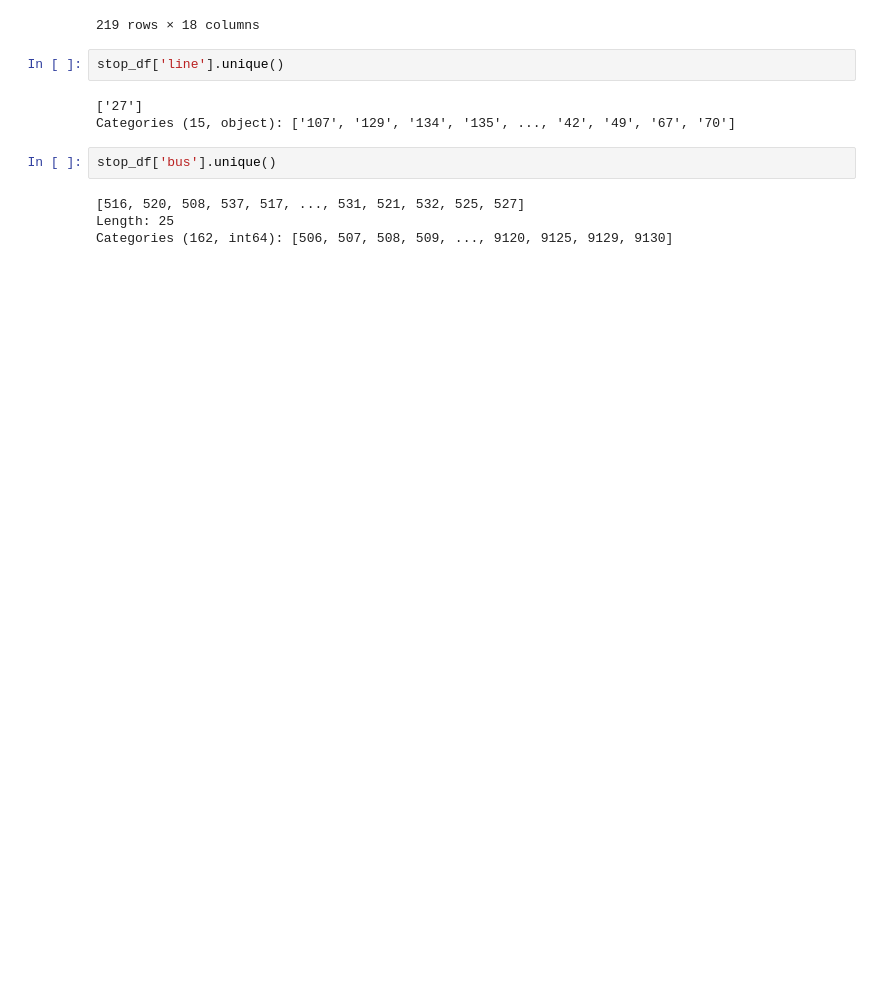
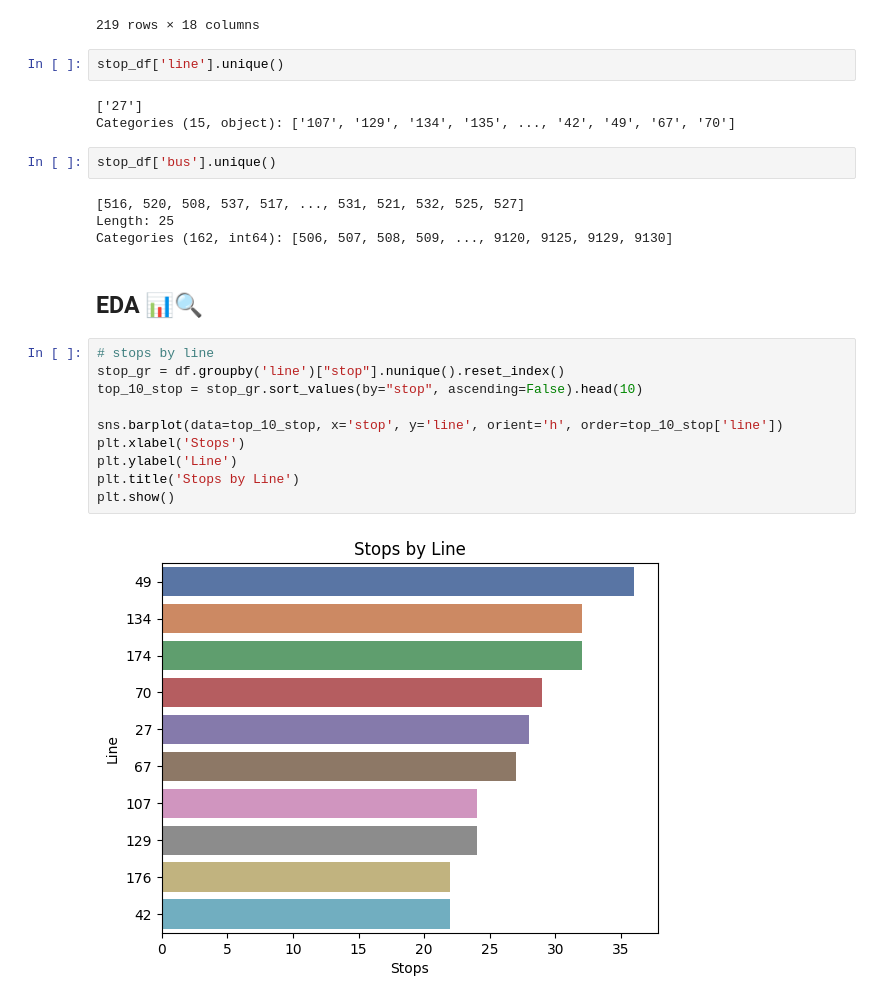
Before and after one commit to oeg-upm/inesdata-mov-data-generation, a Jupyter notebook: notebooks/emt_qa.ipynb, the cells around one changed output. Drawn from its saved outputs; the diff is of its cells as text; blank space fills up the shorter version.

Commit message:
Add EDA to QA data analysis

```diff
--- a/notebooks/emt_qa.ipynb
+++ b/notebooks/emt_qa.ipynb
@@ -479,3 +538,17 @@ stop_df['bus'].unique()
 [516, 520, 508, 537, 517, ..., 531, 521, 532, 525, 527]
 Length: 25
 Categories (162, int64): [506, 507, 508, 509, ..., 9120, 9125, 9129, 9130]
+# %% [markdown]
+## EDA 📊🔍
+# %%
+# stops by line
+stop_gr = df.groupby('line')["stop"].nunique().reset_index()
+top_10_stop = stop_gr.sort_values(by="stop", ascending=False).head(10)
+
+sns.barplot(data=top_10_stop, x='stop', y='line', orient='h', order=top_10_stop['line'])
+plt.xlabel('Stops')
+plt.ylabel('Line')
+plt.title('Stops by Line')
+plt.show()
+# %% [output]
+[figure, added]
```
Also changed, not shown: parts of 11 cells of this notebook.
